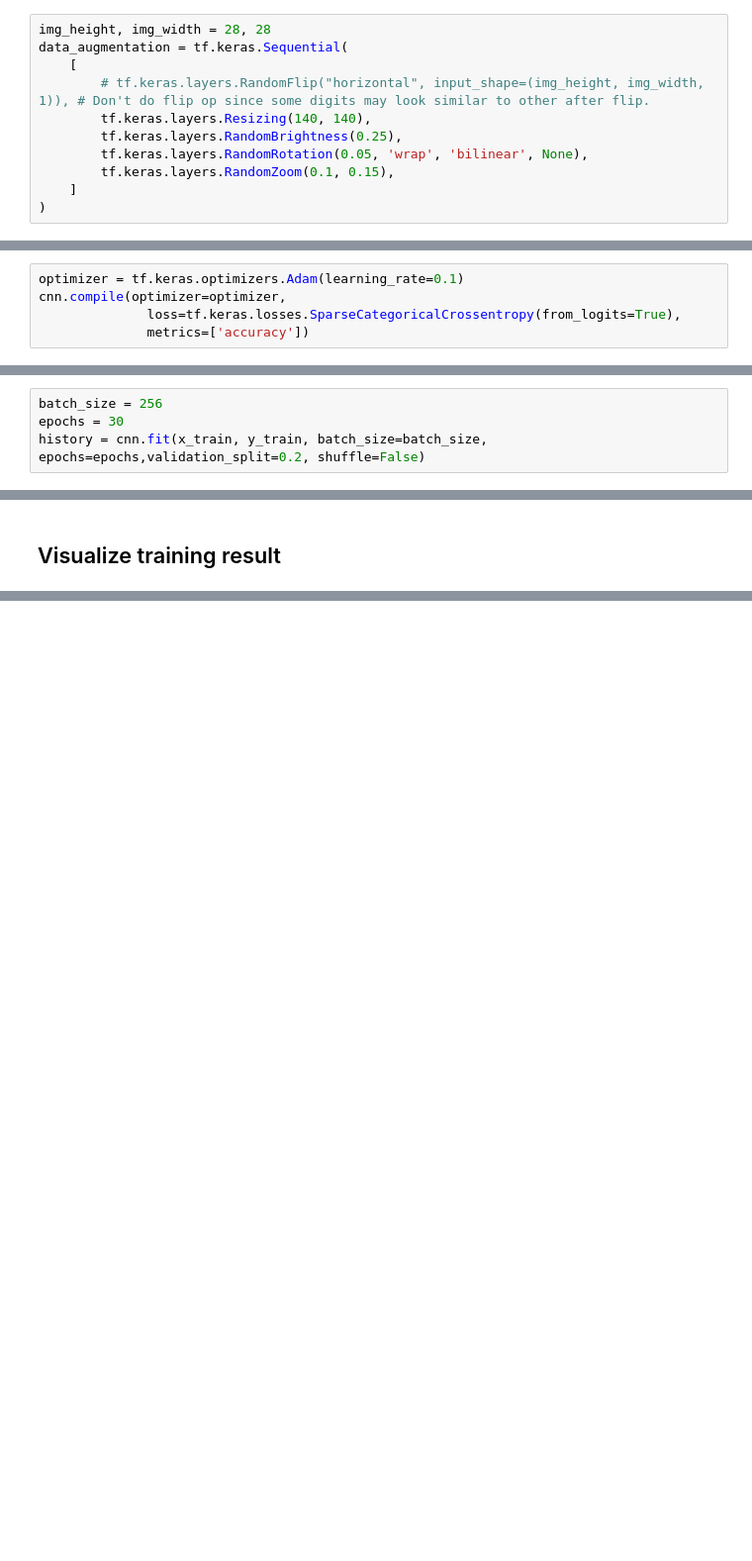
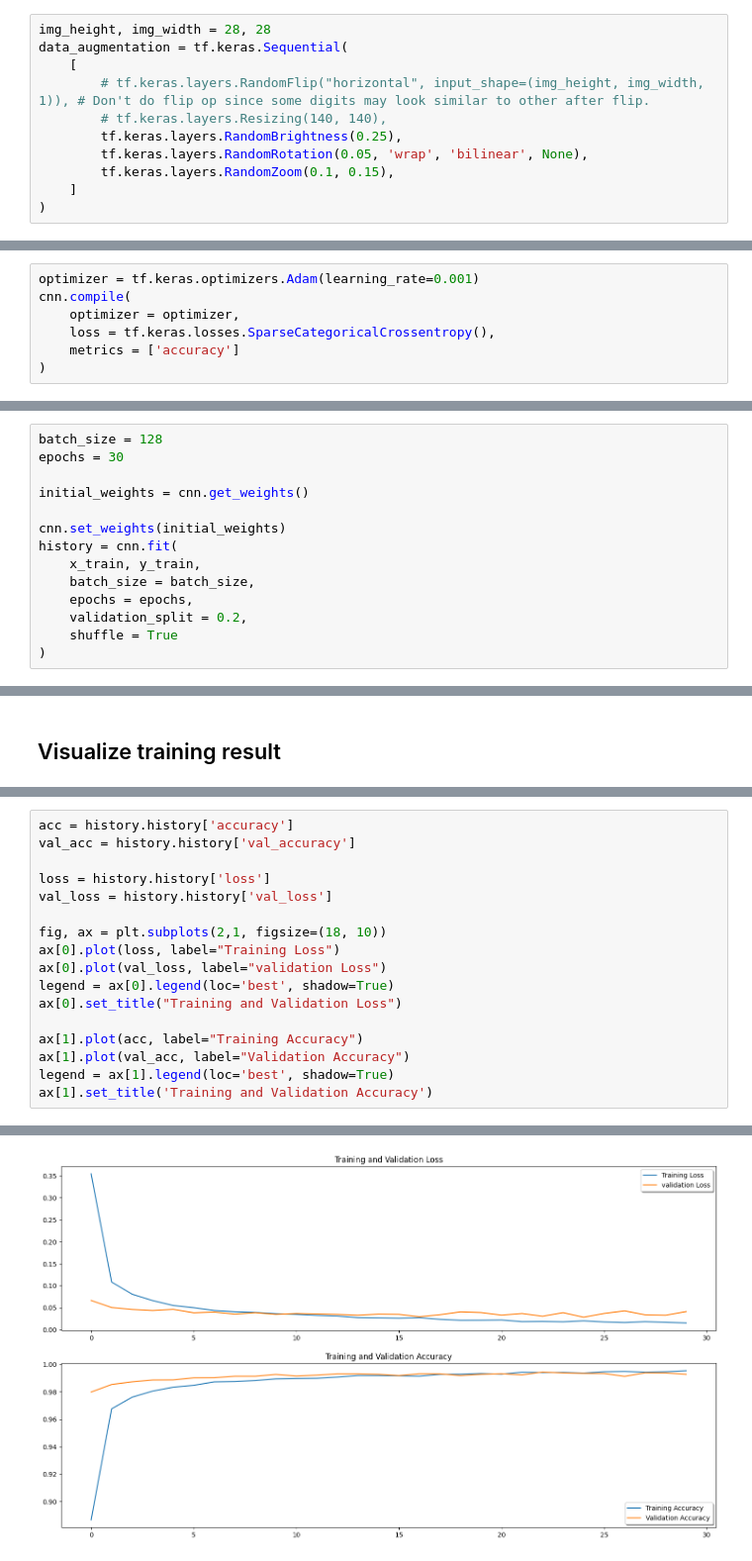
Before and after one commit to Visors/Mnist, a Jupyter notebook: CNN/mnist-cnn-keras.ipynb, the cells around one changed output, grey strips where cells are left out. Shown at 99% size. Drawn from its saved outputs; the diff is of its cells as text; blank space fills up the shorter version.

Commit message:
fill mnist-cnn-keras.ipynb

```diff
--- a/CNN/mnist-cnn-keras.ipynb
+++ b/CNN/mnist-cnn-keras.ipynb
@@ -52,7 +52,7 @@ img_height, img_width = 28, 28
 data_augmentation = tf.keras.Sequential(
     [
         # tf.keras.layers.RandomFlip("horizontal", input_shape=(img_height, img_width, 1)), # Don't do flip op since some digits may look similar to other after flip.
-        tf.keras.layers.Resizing(140, 140),
+        # tf.keras.layers.Resizing(140, 140),
         tf.keras.layers.RandomBrightness(0.25),
         tf.keras.layers.RandomRotation(0.05, 'wrap', 'bilinear', None),
         tf.keras.layers.RandomZoom(0.1, 0.15),
@@ -95,10 +92,12 @@ cnn = tf.keras.models.Sequential([
 # %% [markdown]
 ## Compile the model
 # %%
-optimizer = tf.keras.optimizers.Adam(learning_rate=0.1)
-cnn.compile(optimizer=optimizer,
-              loss=tf.keras.losses.SparseCategoricalCrossentropy(from_logits=True),
-              metrics=['accuracy'])
+optimizer = tf.keras.optimizers.Adam(learning_rate=0.001)
+cnn.compile(
+    optimizer = optimizer,
+    loss = tf.keras.losses.SparseCategoricalCrossentropy(),
+    metrics = ['accuracy']
+)
 # %% [markdown]
 ## Summary the model
 # %%
@@ -128,8 +127,18 @@ Model: "sequential_1"
 # %% [markdown]
 ## Train the model
 # %%
-batch_size = 256
+batch_size = 128
 epochs = 30
-history = cnn.fit(x_train, y_train, batch_size=batch_size, epochs=epochs,validation_split=0.2, shuffle=False)
+
+initial_weights = cnn.get_weights()
+
+cnn.set_weights(initial_weights)
+history = cnn.fit(
+    x_train, y_train,
+    batch_size = batch_size,
+    epochs = epochs,
+    validation_split = 0.2,
+    shuffle = True
+)
 # %% [output]
 Epoch 1/30
@@ -163,0 +163,18 @@ plt.show()
+# %%
+acc = history.history['accuracy']
+val_acc = history.history['val_accuracy']
+
+loss = history.history['loss']
+val_loss = history.history['val_loss']
+
+fig, ax = plt.subplots(2,1, figsize=(18, 10))
+ax[0].plot(loss, label="Training Loss")
+ax[0].plot(val_loss, label="validation Loss")
+legend = ax[0].legend(loc='best', shadow=True)
+ax[0].set_title("Training and Validation Loss")
+
+ax[1].plot(acc, label="Training Accuracy")
+ax[1].plot(val_acc, label="Validation Accuracy")
+legend = ax[1].legend(loc='best', shadow=True)
+ax[1].set_title('Training and Validation Accuracy')
+# %% [output]
@@ -163,0 +182 @@ plt.show()
+[figure, added]
```
Also changed, not shown: parts of 18 cells of this notebook.
